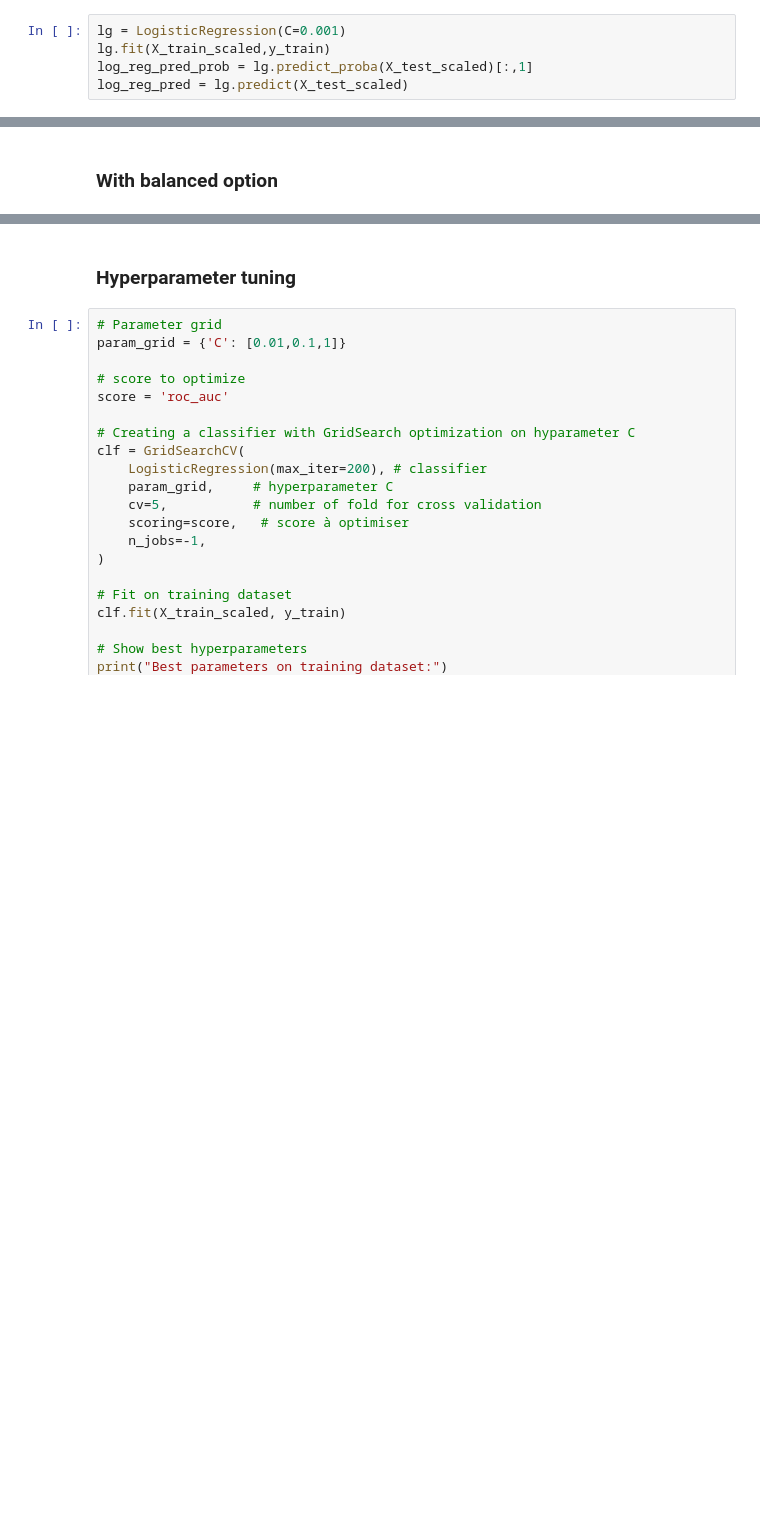
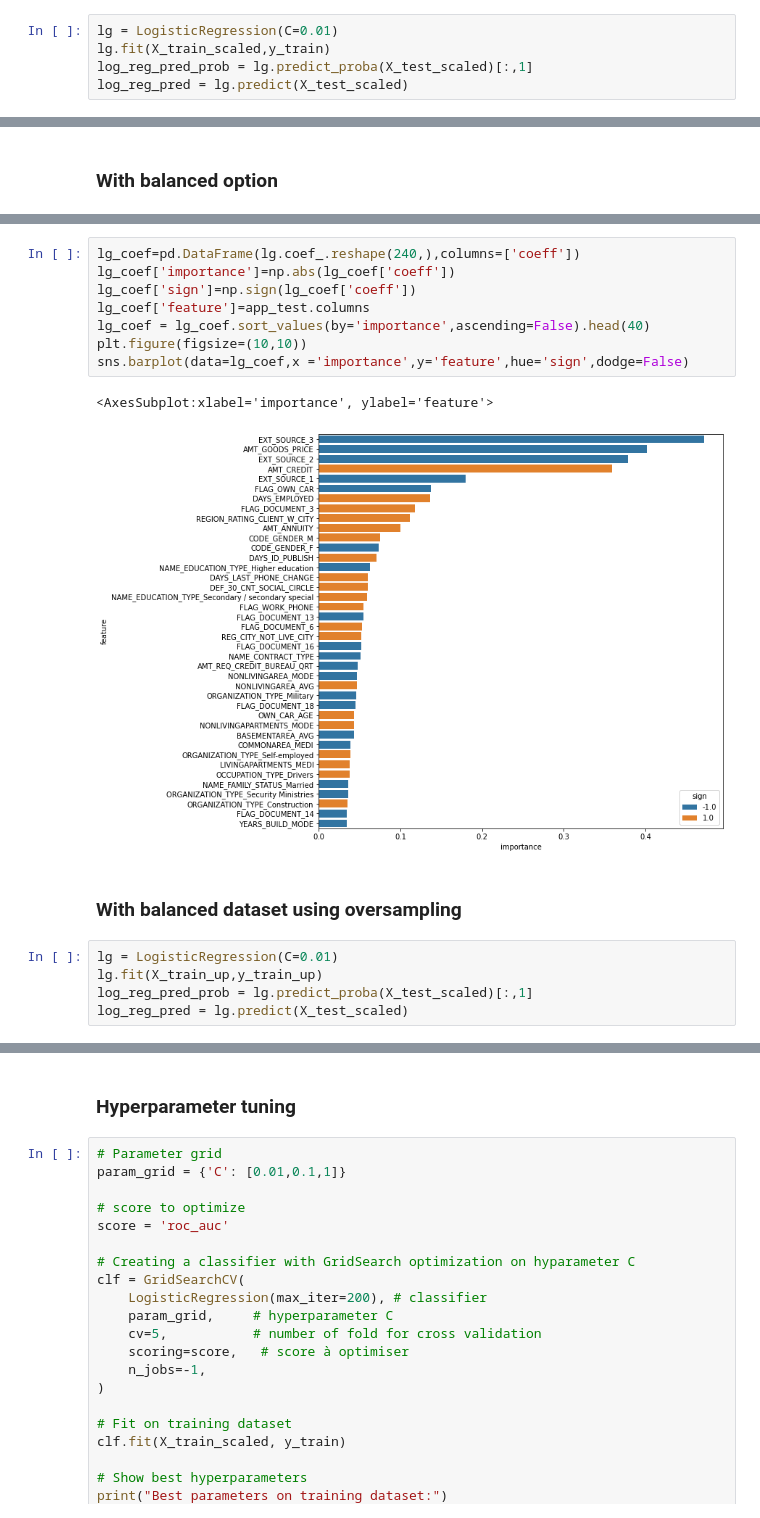
Before and after one commit to yhereng/OpenClassrooms, a Jupyter notebook: OC-P4/Projet 4 - Construisez un modèle de scoring.ipynb, the cells around one changed output, grey strips where cells are left out. Saved outputs shown, nothing was run; the diff lists cells and outputs as text; blank space fills up the shorter version.

```diff
--- a/OC-P4/Projet 4 - Construisez un modèle de scoring.ipynb
+++ b/OC-P4/Projet 4 - Construisez un modèle de scoring.ipynb
@@ -537,7 +491,7 @@ Recall    : 0.5026122564247387
 # %% [markdown]
 ### With unbalanced dataset
 # %%
-lg = LogisticRegression(C=0.001)
+lg = LogisticRegression(C=0.01)
 lg.fit(X_train_scaled,y_train)
 log_reg_pred_prob = lg.predict_proba(X_test_scaled)[:,1]
 log_reg_pred = lg.predict(X_test_scaled)
@@ -559,3 +521,21 @@ log_reg_pred = lg.predict(X_test_scaled)
+# %%
+lg_coef=pd.DataFrame(lg.coef_.reshape(240,),columns=['coeff'])
+lg_coef['importance']=np.abs(lg_coef['coeff'])
+lg_coef['sign']=np.sign(lg_coef['coeff'])
+lg_coef['feature']=app_test.columns
+lg_coef = lg_coef.sort_values(by='importance',ascending=False).head(40)
+plt.figure(figsize=(10,10))
+sns.barplot(data=lg_coef,x ='importance',y='feature',hue='sign',dodge=False)
+# %% [output]
+<AxesSubplot:xlabel='importance', ylabel='feature'>
+[figure, added]
+# %% [markdown]
+### With balanced dataset using oversampling
+# %%
+lg = LogisticRegression(C=0.01)
+lg.fit(X_train_up,y_train_up)
+log_reg_pred_prob = lg.predict_proba(X_test_scaled)[:,1]
+log_reg_pred = lg.predict(X_test_scaled)
 # %%
 show_score(y_test,log_reg_pred_prob,log_reg_pred)
 # %% [output]
```
Also changed, not shown: parts of 162 cells of this notebook.
